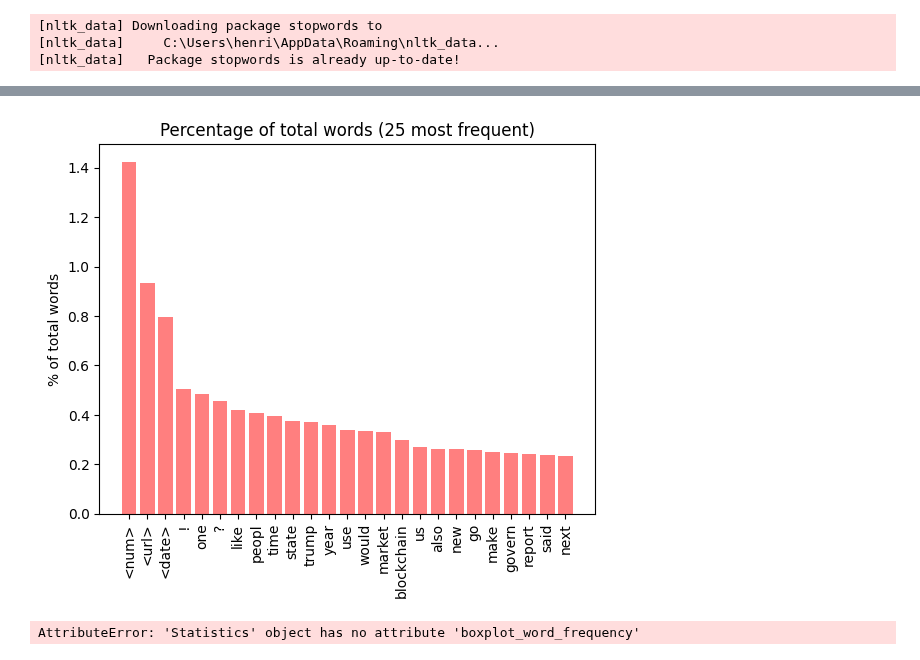
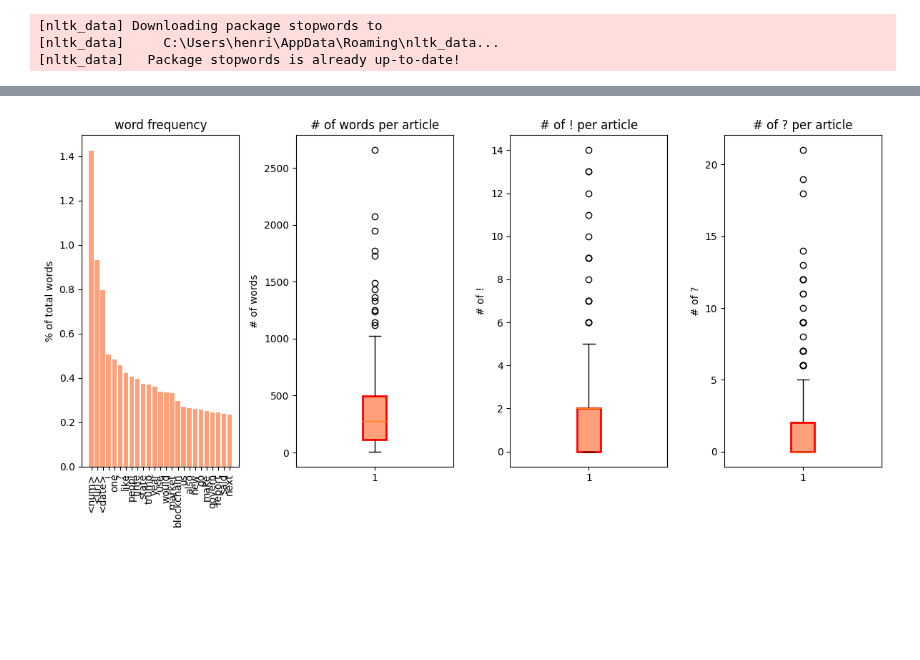
Before and after one commit to henrikdchristensen/DIKU-DS-Exam-FakeNewsDetection, a Jupyter notebook: src/bookhc.ipynb, the cells around one changed output, grey strips where cells are left out. Cells and saved outputs as stored; diff of their text form; code cells hidden in the pictures; blank space fills up the shorter version.

Commit message:
finished plotting :-)

```diff
--- a/src/bookhc.ipynb
+++ b/src/bookhc.ipynb
@@ -18,8 +16,4 @@ SyntaxError: 'return' outside function (stats_hc.py, line 43)
-# %%
-Stat.barplot_word_frequency(nwords=25, percentage=True)
-# %% [output]
-[figure, removed]
 # %%
-Stat._boxplot_word_frequency()
+Stat.plot_combined()
 # %% [output]
-AttributeError: 'Statistics' object has no attribute 'boxplot_word_frequency'
+[figure, added]
```
Also changed, not shown: parts of 10 cells of this notebook, 1 other file.
